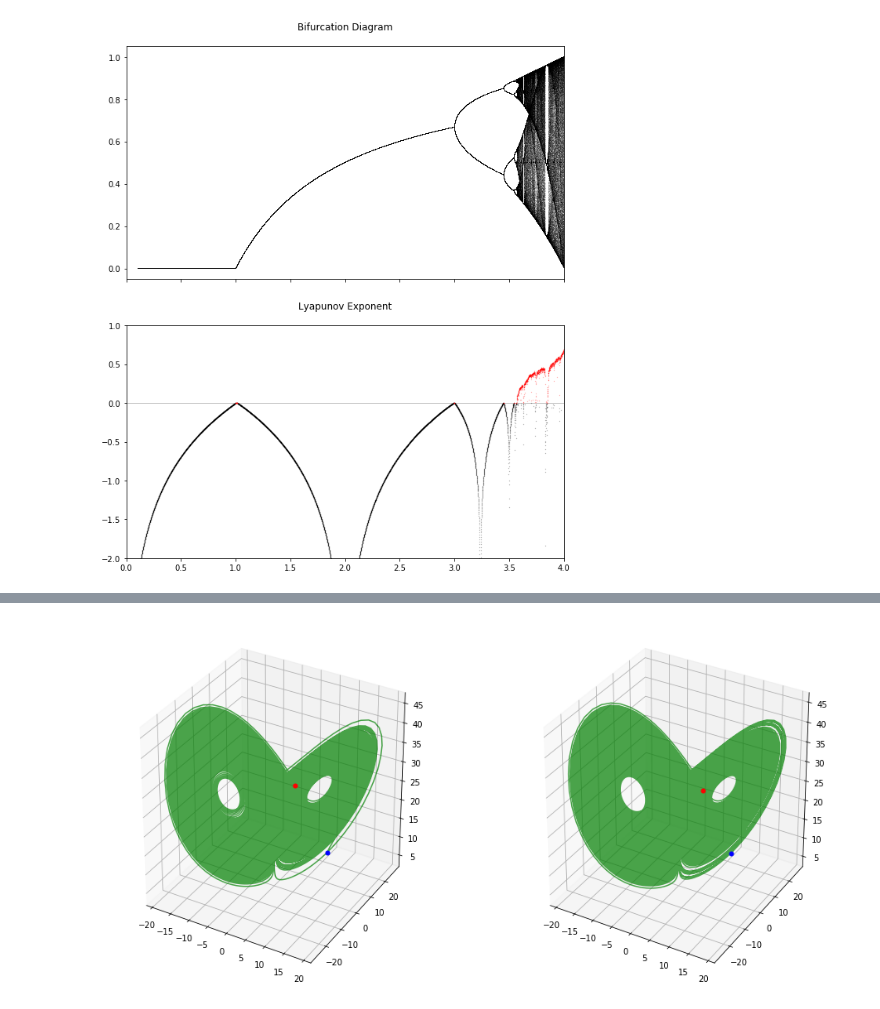
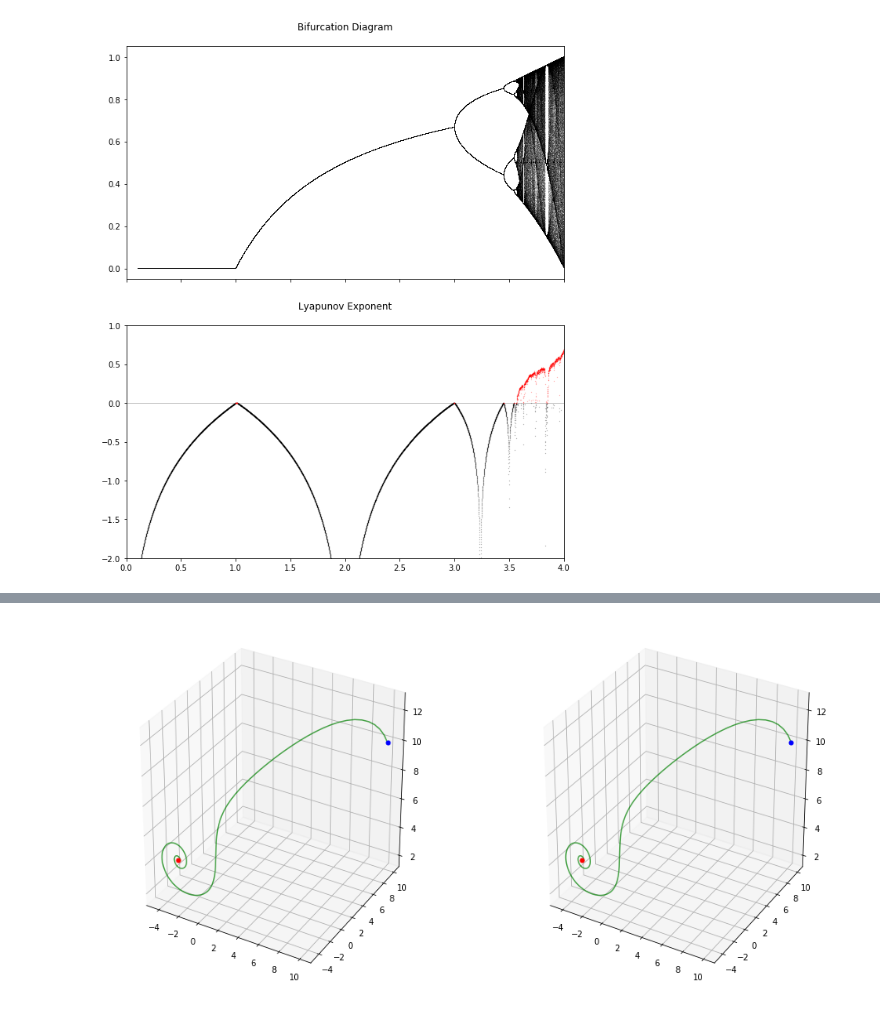
Before and after one commit to TUM-MLCMS/mlcms-3, a Jupyter notebook: Task 4.ipynb, the cells around one changed output, grey strips where cells are left out. Cells and saved outputs as stored; diff of their text form; code cells hidden in the pictures.

```diff
--- a/Task 4.ipynb
+++ b/Task 4.ipynb
@@ -168,10 +220,12 @@ lorenz(ax=ax1, state0 = [10.0 + 0.00000001, 10.0, 10.0])
 # %%
 fig = plt.figure(figsize=(16, 8))
 
 ax2 = fig.add_subplot(1, 2, 1, projection='3d')
-lorenz(ax=ax2, rho = 0.5)
+lorenz(ax=ax2, t = np.arange(0.0, 1000, 0.01), r = 5)
+once=True
 
 ax3 = fig.add_subplot(1, 2, 2, projection='3d')
-lorenz(ax=ax3, rho = 0.5, state0 = [10.0 + 0.00000001, 10.0, 10.0])
+lorenz(ax=ax3, t = np.arange(0.0, 1000, 0.01), r = 5, state0 = [10.0 + 0.00000001, 10.0, 10.0])
+once=True
 # %% [output]
-[figure, old version]
+[figure, new version]
```
Also changed, not shown: parts of 3 cells of this notebook.
